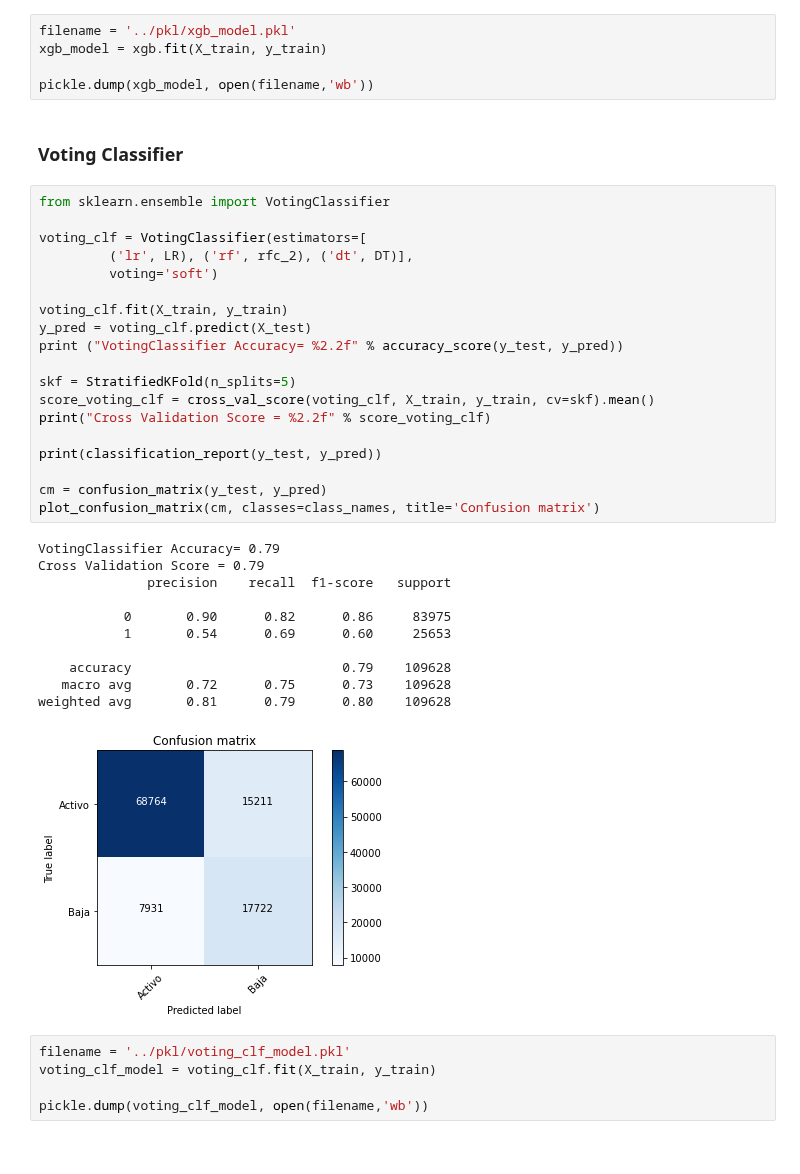
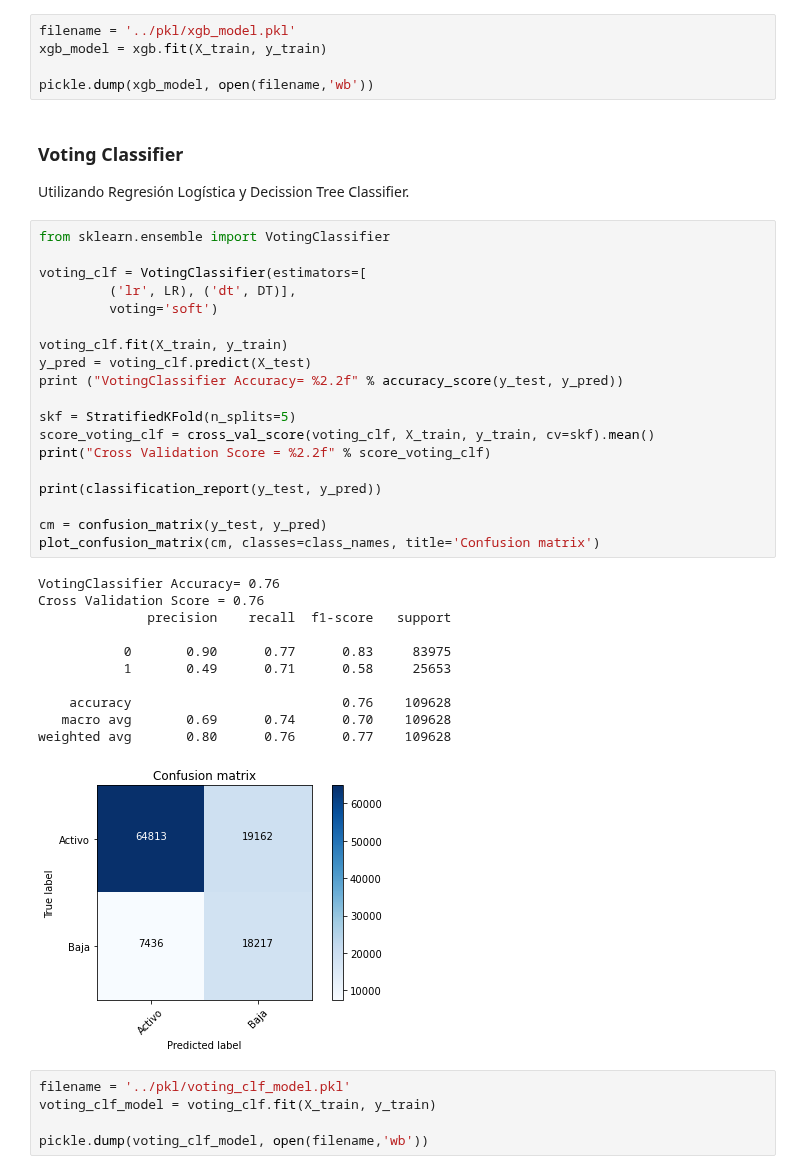
Before and after one commit to albertodiazr/TFM_churn, a Jupyter notebook: notebooks/05.Main_models.ipynb, the cells around one changed output. Cells and saved outputs as stored; diff of their text form.

Commit message:
Cambios en Voting Classifier
Elimino Random Forest de Voting Classifier en el modelo con todo el data, aumentando el Recall de los positivos y reduciendo el tamaño del .pkl de 5 Gb a 25 kb.

```diff
--- a/notebooks/05.Main_models.ipynb
+++ b/notebooks/05.Main_models.ipynb
@@ -651,37 +656,39 @@ xgb_model = xgb.fit(X_train, y_train)
 pickle.dump(xgb_model, open(filename,'wb'))
 # %% [markdown]
 ### Voting Classifier
+
+Utilizando Regresión Logística y Decission Tree Classifier.
 # %%
 from sklearn.ensemble import VotingClassifier
 
 voting_clf = VotingClassifier(estimators=[
-         ('lr', LR), ('rf', rfc_2), ('dt', DT)],
+         ('lr', LR), ('dt', DT)],
          voting='soft')
 
 voting_clf.fit(X_train, y_train)
 y_pred = voting_clf.predict(X_test)
 print ("VotingClassifier Accuracy= %2.2f" % accuracy_score(y_test, y_pred))
 
 skf = StratifiedKFold(n_splits=5)
 score_voting_clf = cross_val_score(voting_clf, X_train, y_train, cv=skf).mean()
 print("Cross Validation Score = %2.2f" % score_voting_clf)
 
 print(classification_report(y_test, y_pred))
 
 cm = confusion_matrix(y_test, y_pred)
 plot_confusion_matrix(cm, classes=class_names, title='Confusion matrix')
 # %% [output]
-VotingClassifier Accuracy= 0.79
-Cross Validation Score = 0.79
+VotingClassifier Accuracy= 0.76
+Cross Validation Score = 0.76
               precision    recall  f1-score   support
 
-           0       0.90      0.82      0.86     83975
-           1       0.54      0.69      0.60     25653
+           0       0.90      0.77      0.83     83975
+           1       0.49      0.71      0.58     25653
 
-    accuracy                           0.79    109628
-   macro avg       0.72      0.75      0.73    109628
-weighted avg       0.81      0.79      0.80    109628
+    accuracy                           0.76    109628
+   macro avg       0.69      0.74      0.70    109628
+weighted avg       0.80      0.76      0.77    109628
-[figure, old version]
+[figure, new version]
 # %%
 filename = '../pkl/voting_clf_model.pkl'
 voting_clf_model = voting_clf.fit(X_train, y_train)
```
Also changed, not shown: parts of 6 cells of this notebook, 1 other file.
